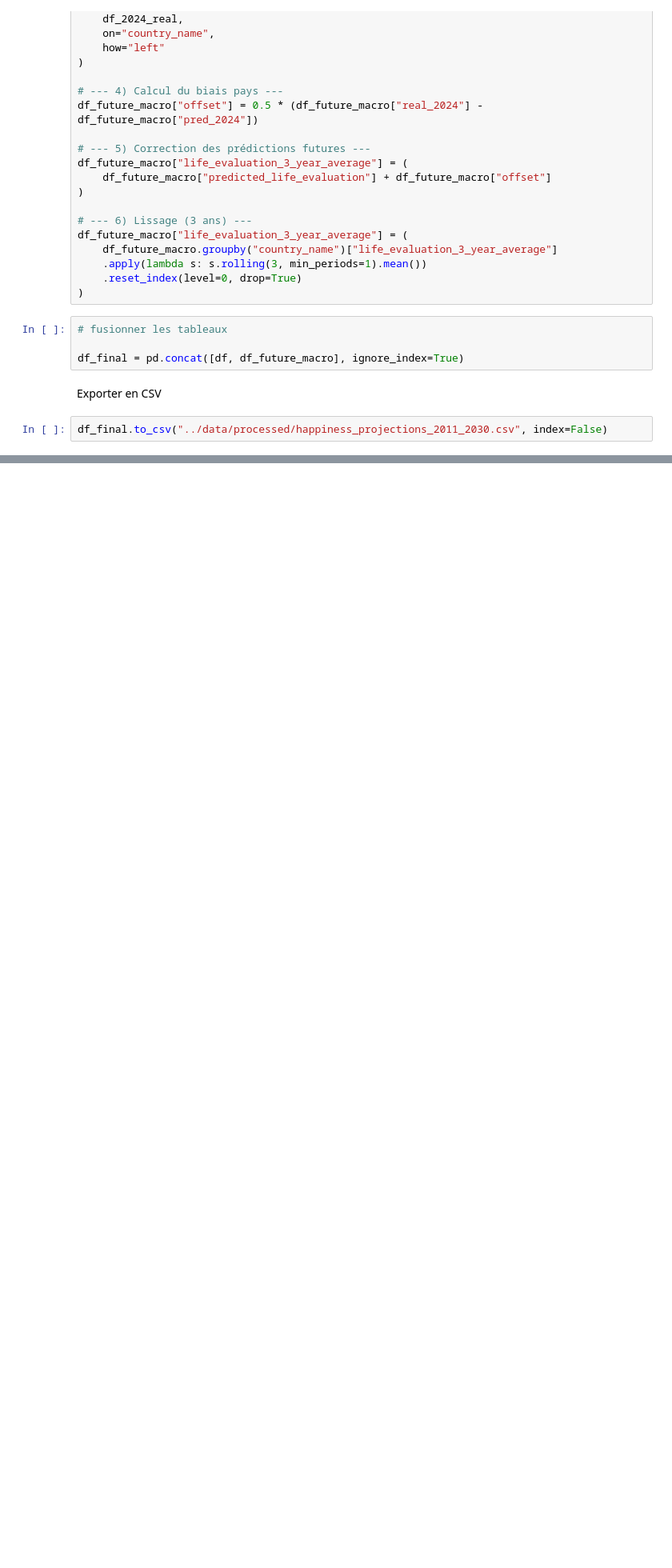
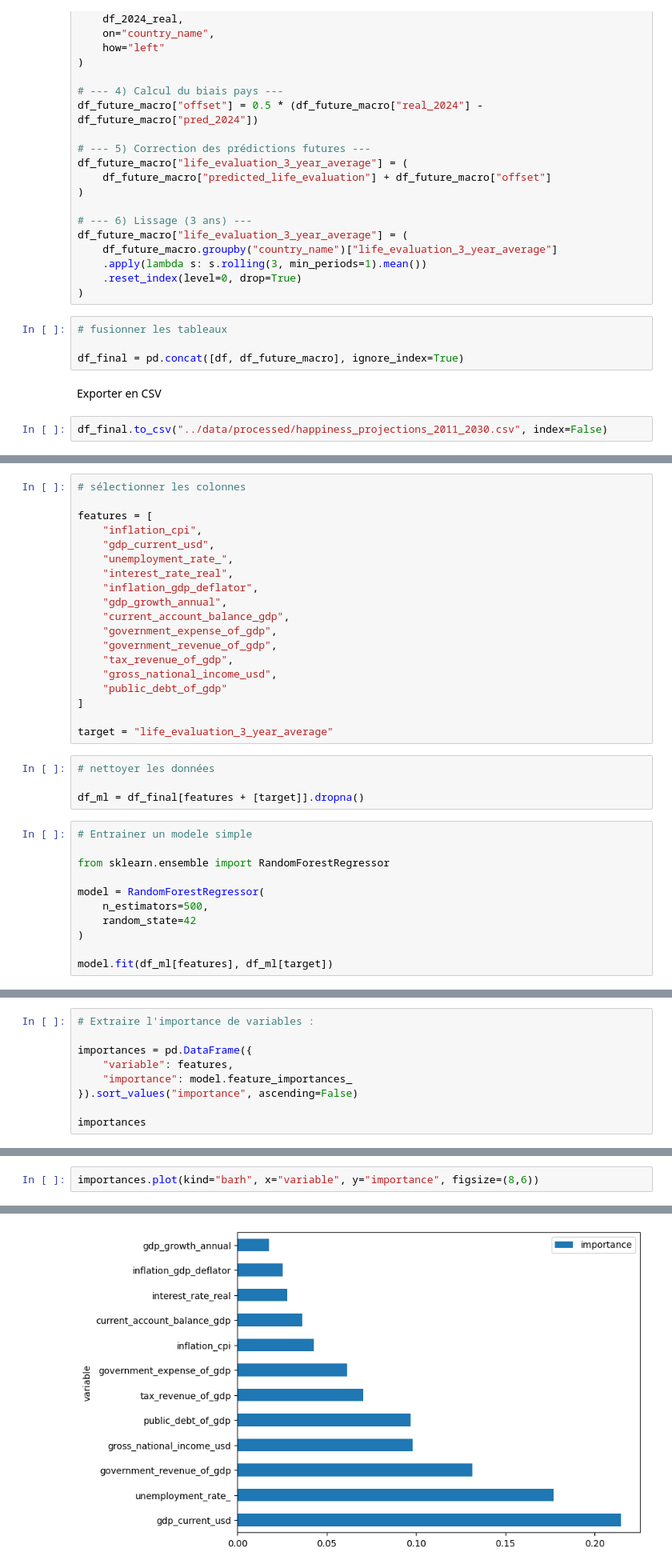
Before and after one commit to legarihon-svg/Happiness, a Jupyter notebook: notebooks/07_ML.ipynb, the cells around one changed output, grey strips where cells are left out. Shown at 80% size. Drawn from its saved outputs; the diff is of its cells as text; blank space fills up the shorter version.

```diff
--- a/notebooks/04_ML.ipynb
+++ b/notebooks/07_ML.ipynb
@@ -1015,0 +1033,34 @@ df_final.to_csv("../data/processed/happiness_projections_2011_2030.csv", index=F
+# %%
+# sélectionner les colonnes
+
+features = [
+    "inflation_cpi",
+    "gdp_current_usd",
+    "unemployment_rate_",
+    "interest_rate_real",
+    "inflation_gdp_deflator",
+    "gdp_growth_annual",
+    "current_account_balance_gdp",
+    "government_expense_of_gdp",
+    "government_revenue_of_gdp",
+    "tax_revenue_of_gdp",
+    "gross_national_income_usd",
+    "public_debt_of_gdp"
+]
+
+target = "life_evaluation_3_year_average"
+# %%
+# nettoyer les données
+
+df_ml = df_final[features + [target]].dropna()
+# %%
+# Entrainer un modele simple
+
+from sklearn.ensemble import RandomForestRegressor
+
+model = RandomForestRegressor(
+    n_estimators=500,
+    random_state=42
+)
+
+model.fit(df_ml[features], df_ml[target])
@@ -1015,0 +1069,9 @@ df_final.to_csv("../data/processed/happiness_projections_2011_2030.csv", index=F
+# %%
+# Extraire l'importance de variables :
+
+importances = pd.DataFrame({
+    "variable": features,
+    "importance": model.feature_importances_
+}).sort_values("importance", ascending=False)
+
+importances
@@ -1015,0 +1092,3 @@ df_final.to_csv("../data/processed/happiness_projections_2011_2030.csv", index=F
+# %%
+importances.plot(kind="barh", x="variable", y="importance", figsize=(8,6))
+# %% [output]
@@ -1015,0 +1096 @@ df_final.to_csv("../data/processed/happiness_projections_2011_2030.csv", index=F
+[figure, added]
```
Also changed, not shown: parts of 11 cells of this notebook, 13 other files.
